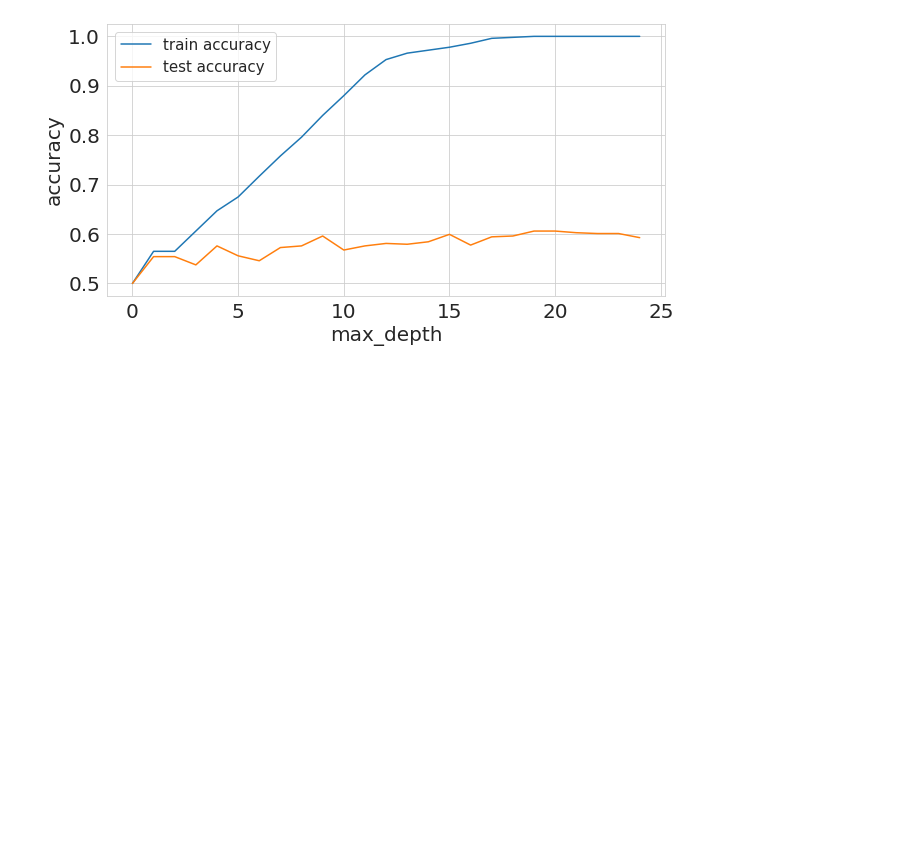
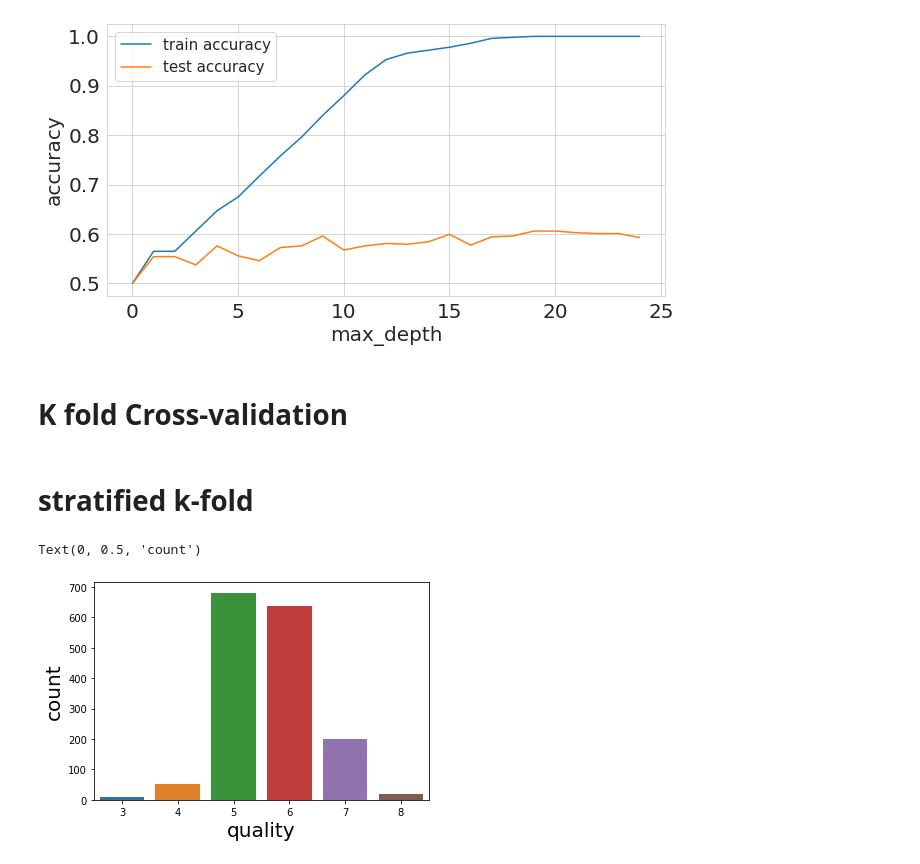
Before and after one commit to jsdysw/approaching_almost_any_mlp, a Jupyter notebook: cross_validation.ipynb, the cells around one changed output. Cells and saved outputs as stored; diff of their text form; code cells hidden in the pictures; blank space fills up the shorter version.

Commit message:
k-fold cross validation

```diff
--- a/cross_validation.ipynb
+++ b/cross_validation.ipynb
@@ -73,3 +73,5 @@ plt.ylabel('accuracy', size=20)
 plt.show()
 # %% [output]
 [figure]
+# %% [markdown]
+# K fold Cross-validation
@@ -75,0 +92,27 @@ plt.show()
+# %% [markdown]
+# stratified k-fold
+# %%
+import pandas as pd
+from sklearn import model_selection
+import seaborn as sns
+
+df = pd.read_csv('winequality-red.csv')
+b = sns.countplot(x='quality', data=df)
+b.set_xlabel('quality', fontsize=20)
+b.set_ylabel('count', fontsize=20)
+
+# df = pd.read_csv('dataset_which_has_target_column.csv')
+# df['kfold'] = -1
+# df = df.sample(frac=1).reset_index(drop=True)
+
+# y = df['target']
+
+# kf = model_selection.StratifiedKFold(n_splits=5)
+
+# for fold, (trn_, val_) in enumerate(kf.split(X=df, y=y)):
+#   df.loc[val_, 'kfold'] = fold
+
+# # df.to_csv('winequality-red.csv', index = False)
+# %% [output]
+Text(0, 0.5, 'count')
+[figure, added]
```
Also changed, not shown: parts of 2 cells of this notebook.
